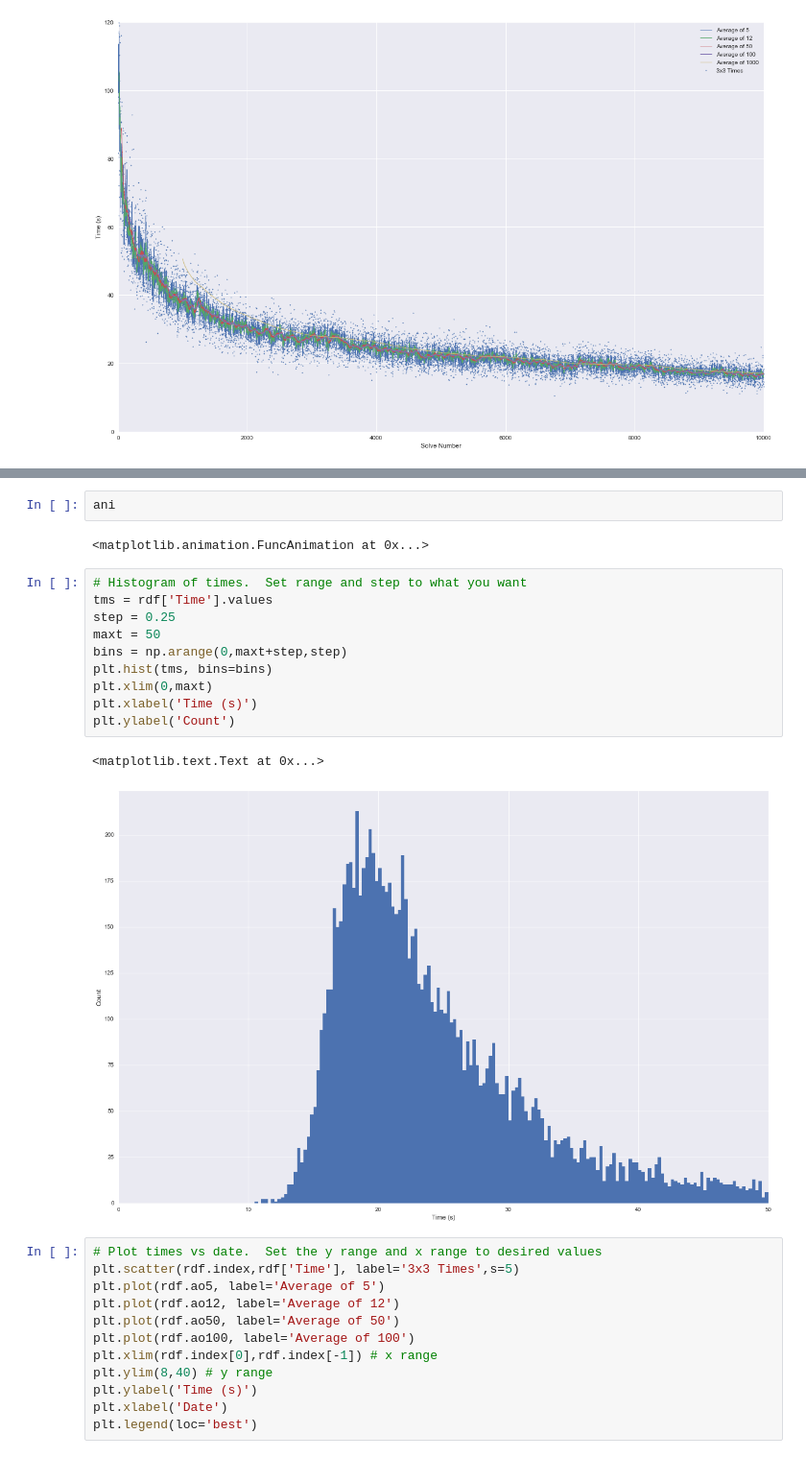
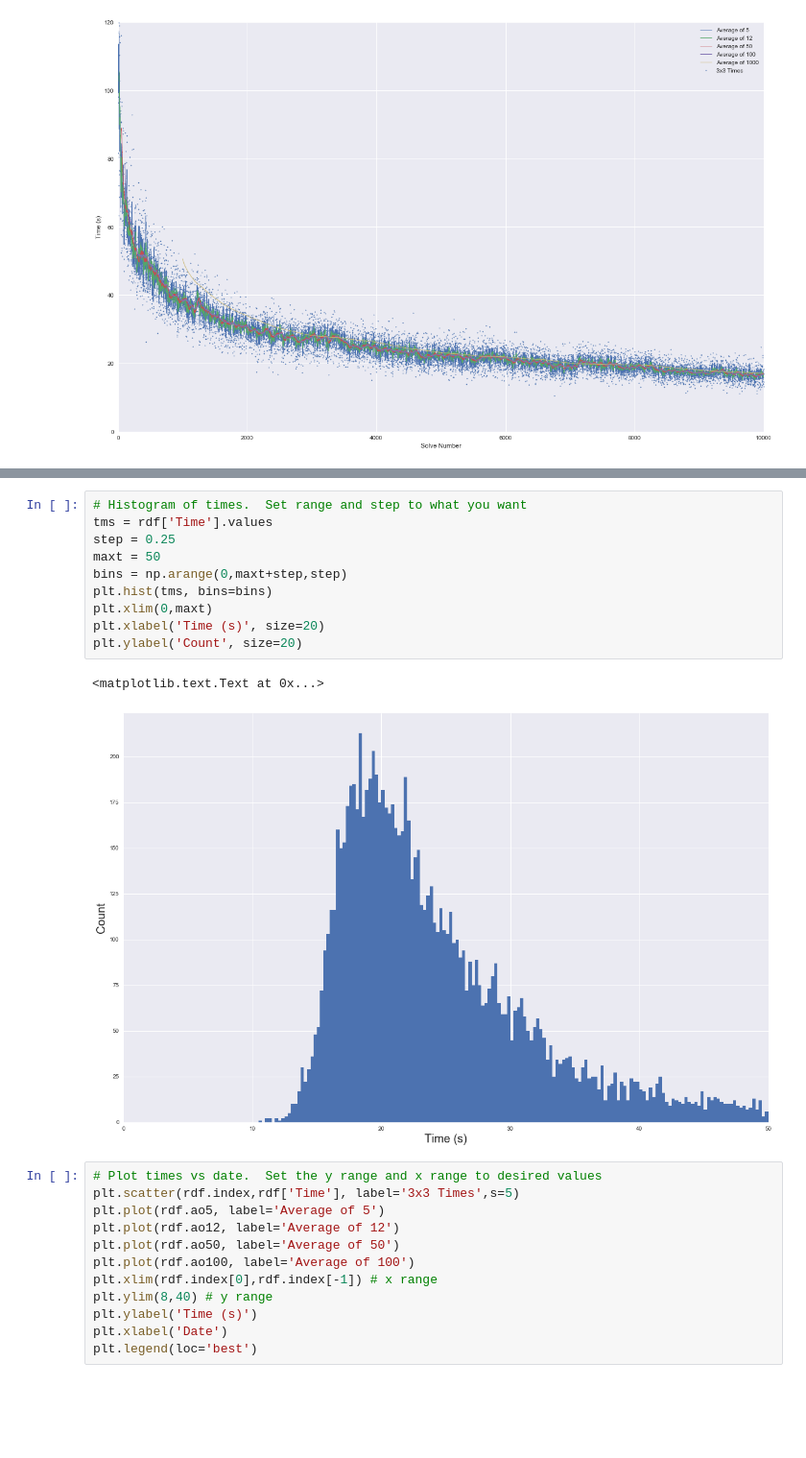
Before and after one commit to cnapun/cube-plots, a Jupyter notebook: cubetimes.ipynb, the cells around one changed output, grey strips where cells are left out. Shown at 96% size. Cells and saved outputs as stored; diff of their text form; blank space fills up the shorter version.

```diff
--- a/cubetimes.ipynb
+++ b/cubetimes.ipynb
@@ -140,20 +152,16 @@ ani.save('cubehist.mp4')
-# %%
-ani
-# %% [output]
-<matplotlib.animation.FuncAnimation at 0x...>
 # %%
 # Histogram of times.  Set range and step to what you want
 tms = rdf['Time'].values
 step = 0.25
 maxt = 50
 bins = np.arange(0,maxt+step,step)
 plt.hist(tms, bins=bins)
 plt.xlim(0,maxt)
-plt.xlabel('Time (s)')
-plt.ylabel('Count')
+plt.xlabel('Time (s)', size=20)
+plt.ylabel('Count', size=20)
 # %% [output]
 <matplotlib.text.Text at 0x...>
-[figure, old version]
+[figure, new version]
 # %%
 # Plot times vs date.  Set the y range and x range to desired values
 plt.scatter(rdf.index,rdf['Time'], label='3x3 Times',s=5)
```
Also changed, not shown: parts of 3 cells of this notebook, 1 other file.
